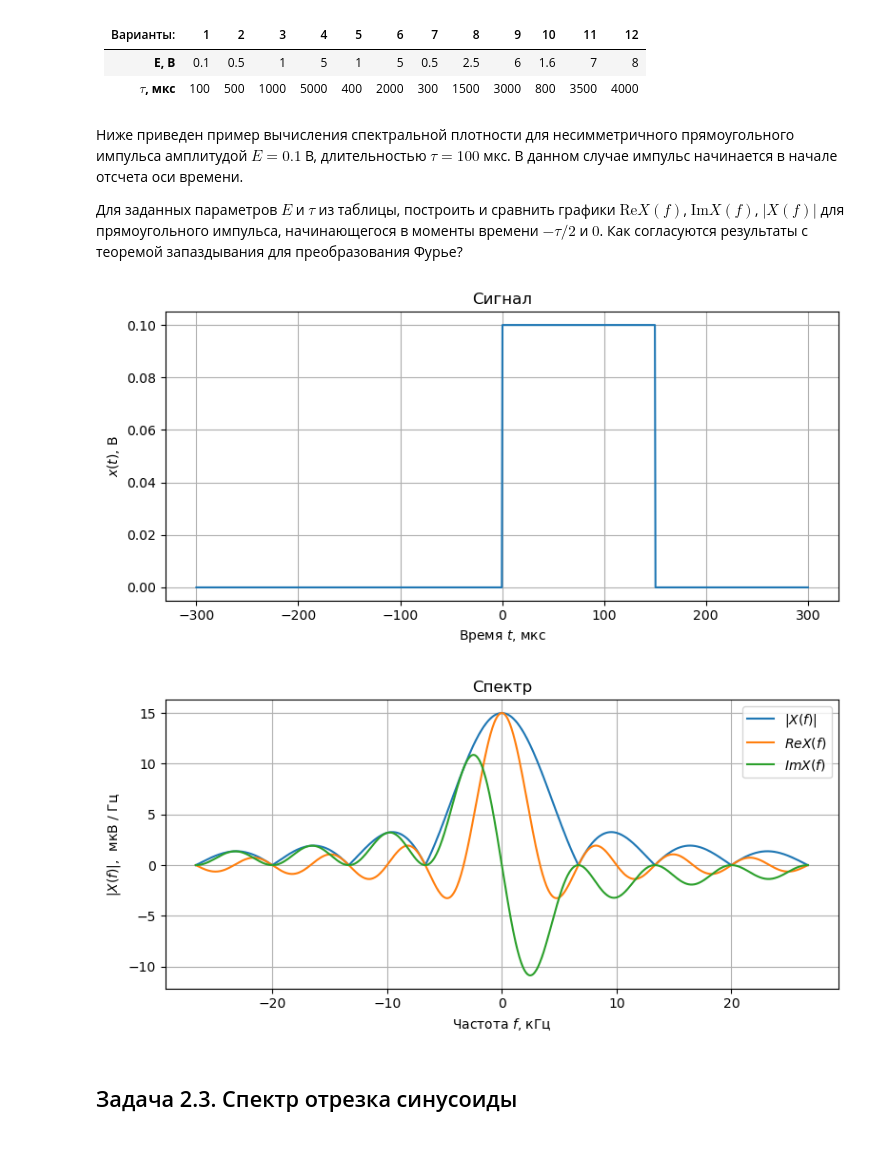
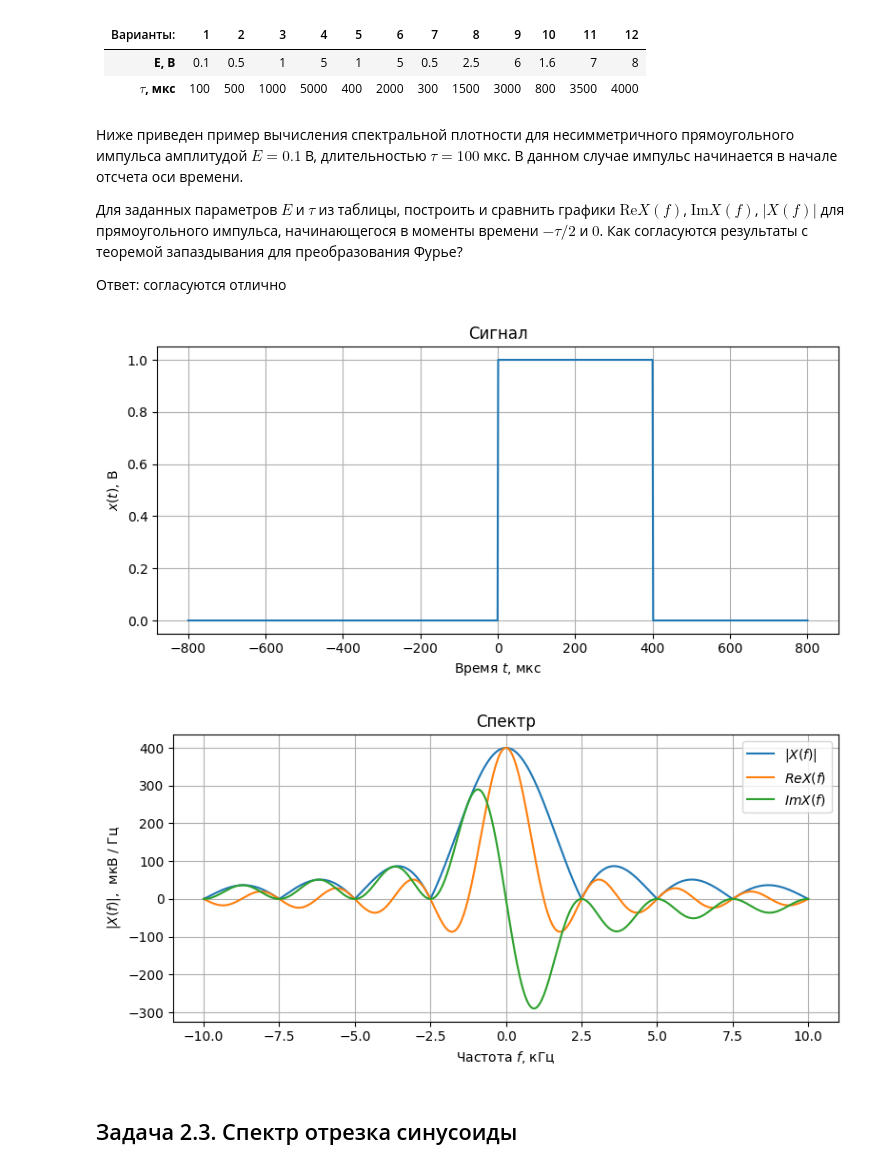
Before and after one commit to isshlyapin/rt_lab_5sem, a Jupyter notebook: lab1/lab1_shlyapin.ipynb, the cells around one changed output. Saved outputs shown, nothing was run; the diff lists cells and outputs as text; code cells hidden in the pictures.

```diff
--- a/lab1/lab1_shlyapin.ipynb
+++ b/lab1/lab1_shlyapin.ipynb
@@ -405,41 +547,43 @@ plt.show()
 Ниже приведен пример вычисления спектральной плотности для несимметричного прямоугольного импульса амплитудой $E=0.1$ В, длительностью $\tau=100$ мкс. В данном случае импульс начинается в начале отсчета оси времени.
 
 Для заданных параметров $E$ и $\tau$ из таблицы, построить и сравнить графики $\text{Re} X(f)$, $\text{Im} X(f)$, $|X(f)|$ для прямоугольного импульса, начинающегося в моменты времени $-\tau /2$ и $0$. Как согласуются результаты с теоремой запаздывания для преобразования Фурье?
+
+Ответ: согласуются отлично
 # %%
-tau=150*1e-6 #150 мкс
+tau=400*1e-6 #400 мкс
 
 f_band=np.linspace(-4/tau, 4/tau, 1000) # 1000 - число точек в диапазоне, в которых вычисляется X(f)
 
 def boxcar(t, tau):
     if 0<t<tau:
-        return 0.1 # 0.1 В
+        return 1 # 1 В
     else:
         return 0.0 # 0 В
 
 t_band=np.linspace(-2*tau, 2*tau, 1024)
 plt.figure(figsize=[8, 4])
 plt.plot(t_band*1e6, [boxcar(t, tau) for t in t_band])
 plt.xlabel("Время $t$, мкс")
 plt.ylabel("$x(t)$, В")
 plt.title("Сигнал")
 plt.tight_layout()
 plt.grid()
 plt.show()
 
 plt.figure(figsize=[8, 4])
 plt.plot(f_band/1e3, fourier_transform(signal=boxcar, f_band=f_band, tau=tau, t1=-2*tau, t2=2*tau, res_type="abs")*1e6, label='$|X(f)|$')
 plt.plot(f_band/1e3, fourier_transform(signal=boxcar, f_band=f_band, tau=tau, t1=-2*tau, t2=2*tau, res_type="Re")*1e6, label='${Re }X(f)$')
 plt.plot(f_band/1e3, fourier_transform(signal=boxcar, f_band=f_band, tau=tau, t1=-2*tau, t2=2*tau, res_type="Im")*1e6, label='${Im }X(f)$')
 plt.xlabel("Частота $f$, кГц")
 plt.ylabel("$|X(f)|$,  мкВ / Гц")
 plt.title("Спектр")
 plt.legend(loc='best', bbox_to_anchor=(1, 1))
 plt.tight_layout()
 plt.grid()
 plt.show()
 # %% [output]
-[figure, old version]
+[figure, new version]
-[figure, old version]
+[figure, new version]
 # %% [markdown]
 ## Задача 2.3. Спектр отрезка синусоиды
 # %% [markdown]
```
Also changed, not shown: parts of 9 cells of this notebook.
